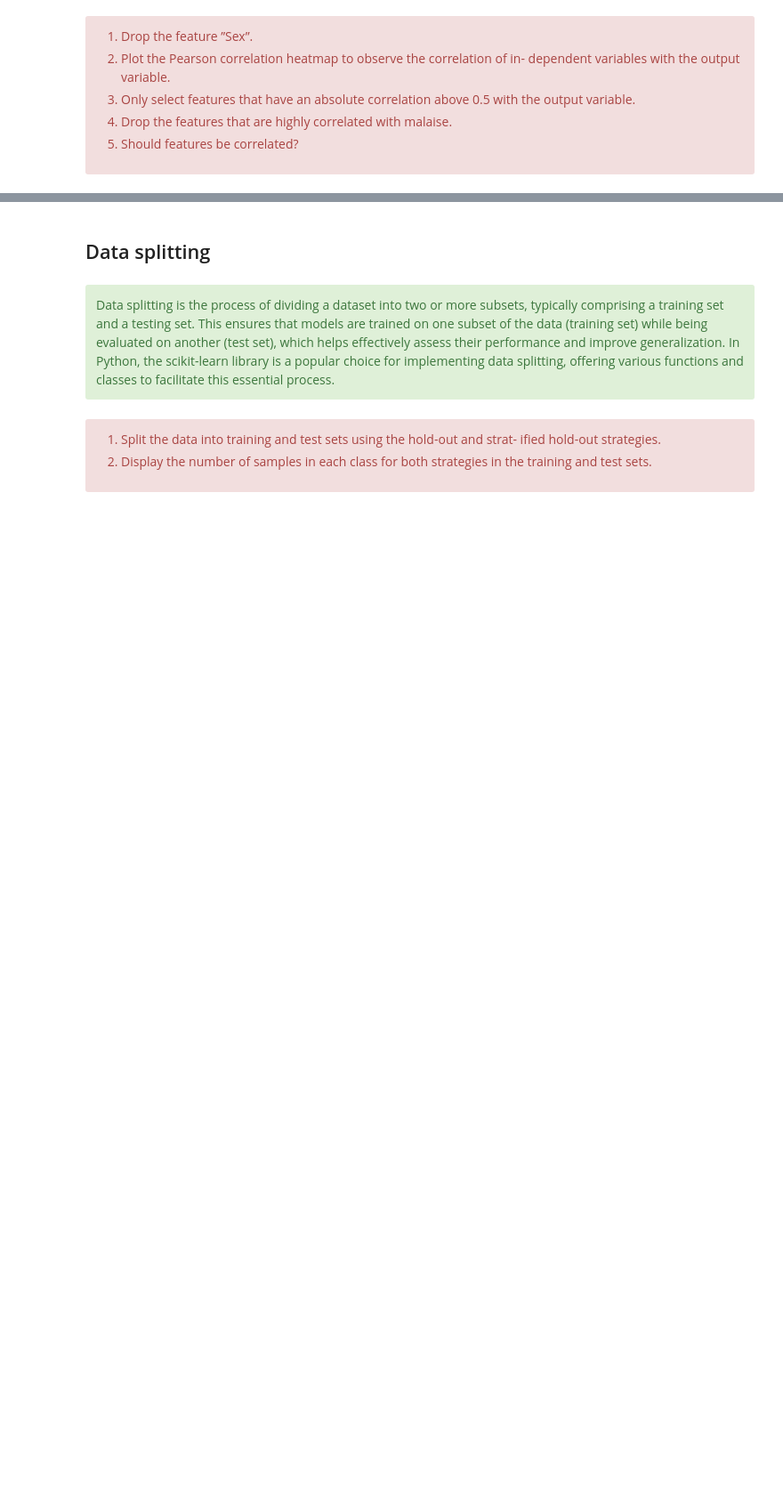
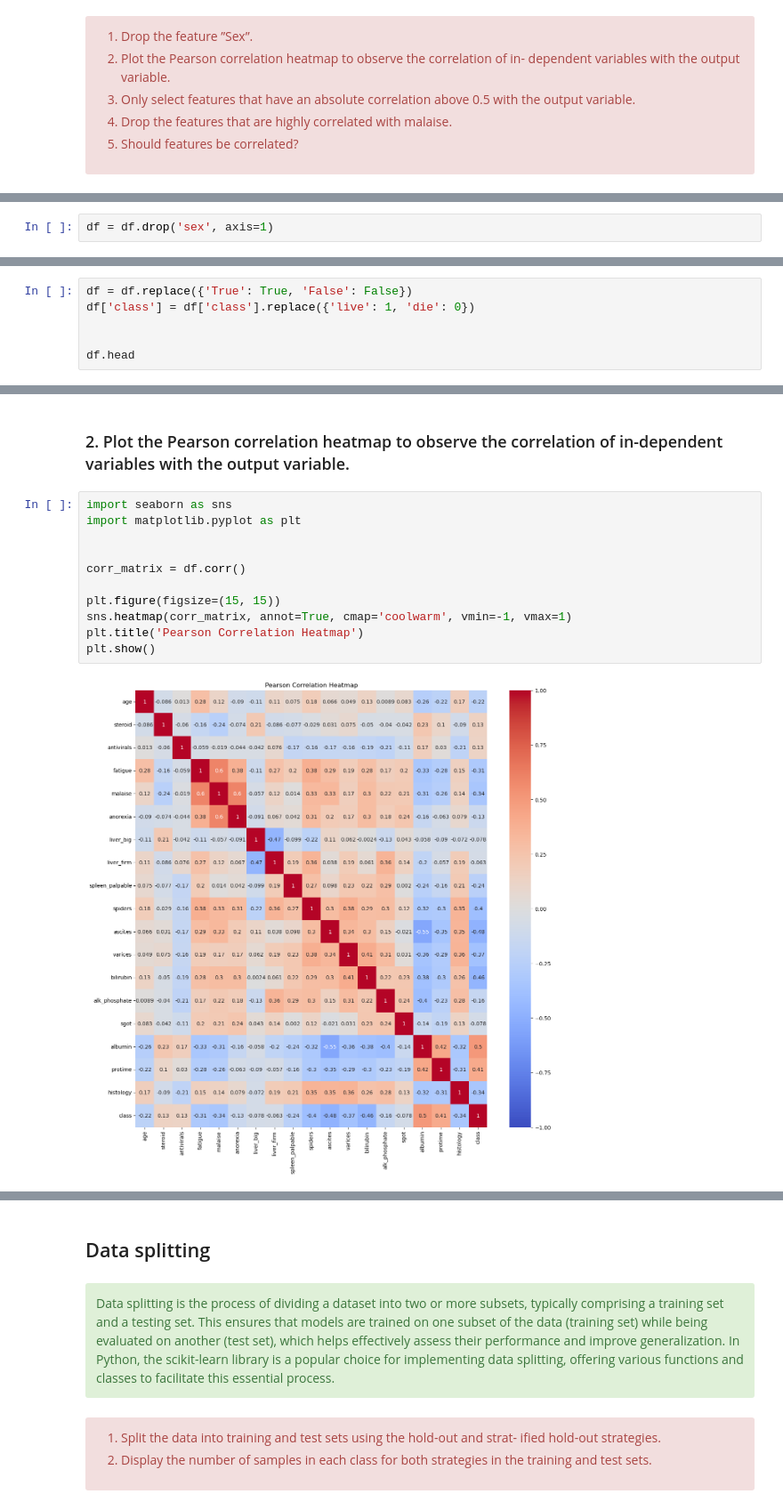
Before and after one commit to SenhadjiMSaid/ML-IASD-2CS-ESI-SBA, a Jupyter notebook: TP2/TP2V2.ipynb, the cells around one changed output, grey strips where cells are left out. Shown at 89% size. Drawn from its saved outputs; the diff is of its cells as text; blank space fills up the shorter version.

```diff
--- a/TP2/TP2V2.ipynb
+++ b/TP2/TP2V2.ipynb
@@ -217,0 +291,2 @@ the output variable.
+# %%
+df = df.drop('sex', axis=1)
@@ -217,0 +316,6 @@ the output variable.
+# %%
+df = df.replace({'True': True, 'False': False})
+df['class'] = df['class'].replace({'live': 1, 'die': 0})
+
+
+df.head
@@ -217,0 +340,15 @@ the output variable.
+# %% [markdown]
+### 2. Plot the Pearson correlation heatmap to observe the correlation of in-dependent variables with the output variable.
+# %%
+import seaborn as sns
+import matplotlib.pyplot as plt
+
+
+corr_matrix = df.corr()
+
+plt.figure(figsize=(15, 15))
+sns.heatmap(corr_matrix, annot=True, cmap='coolwarm', vmin=-1, vmax=1)
+plt.title('Pearson Correlation Heatmap')
+plt.show()
+# %% [output]
+[figure, added]
```
Also changed, not shown: parts of 22 cells of this notebook.
